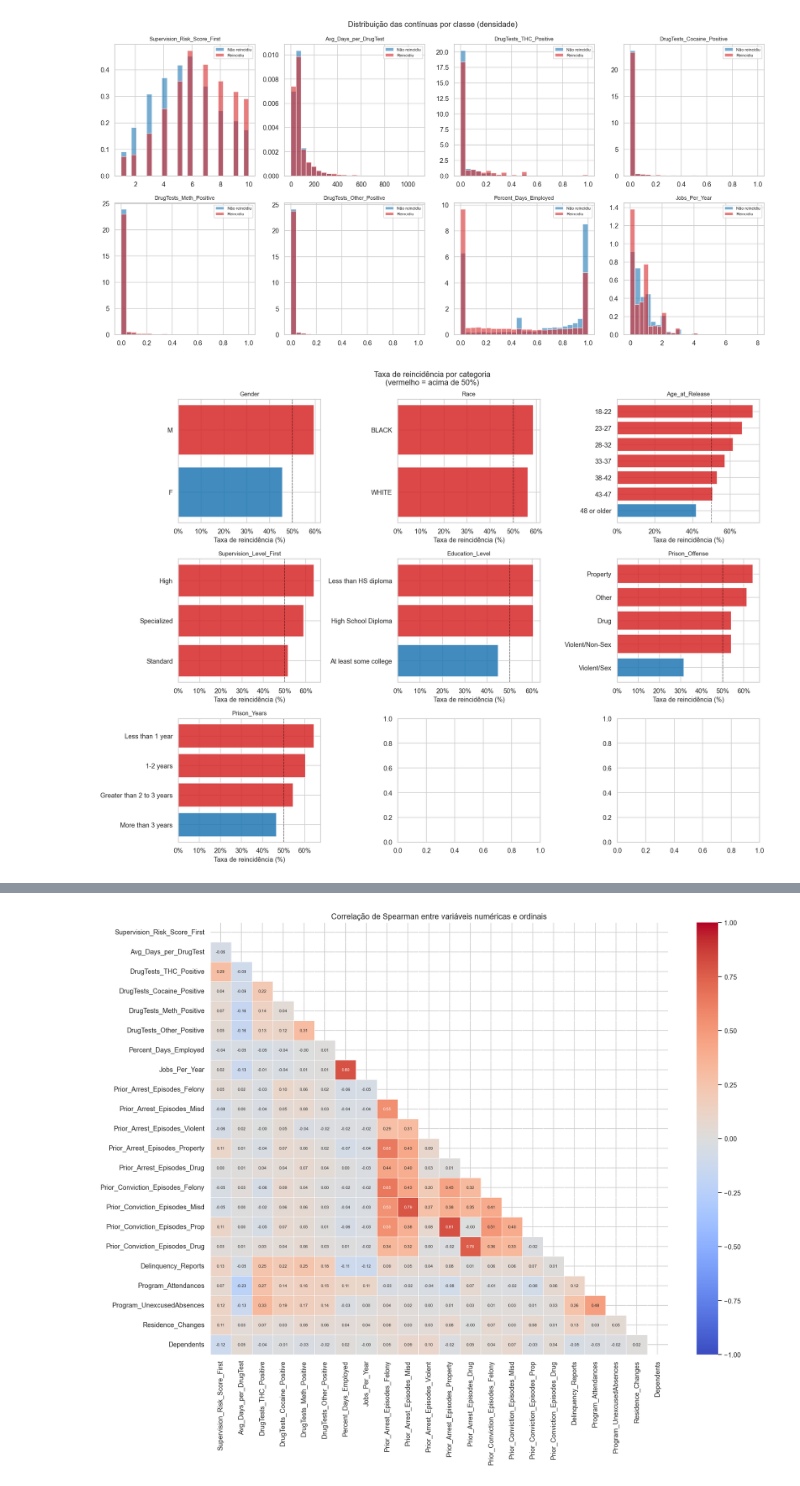
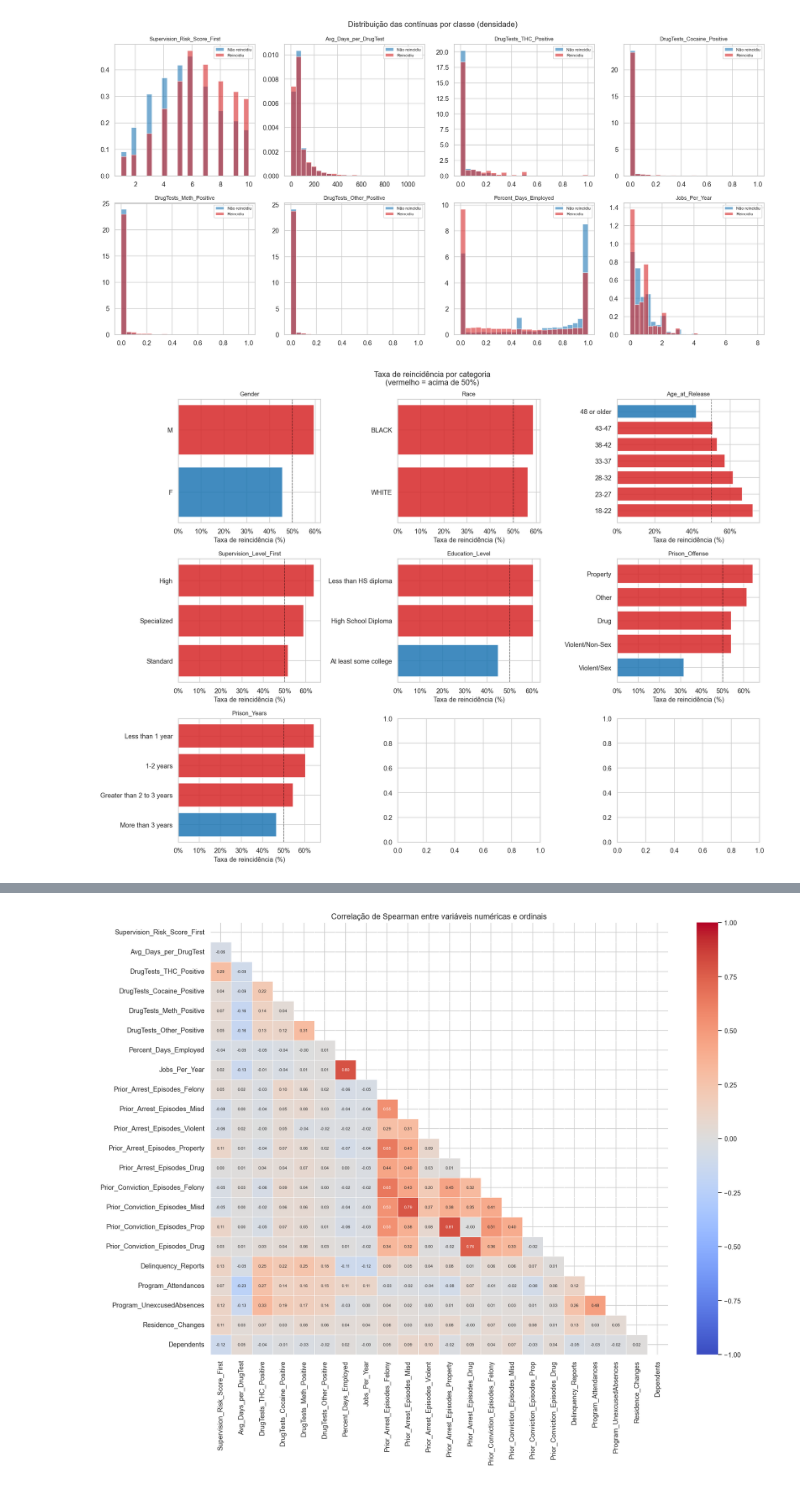
Before and after one commit to glebsonmac/datamining_master_degree_project, a Jupyter notebook: apresentacao.ipynb, the cells around one changed output, grey strips where cells are left out. Cells and saved outputs as stored; diff of their text form; code cells hidden in the pictures.

```diff
--- a/apresentacao.ipynb
+++ b/apresentacao.ipynb
@@ -555,0 +534,29 @@ plt.show()
+# %%
+ORDINAIS = list(MAPA_ORDINAIS.keys())
+
+# Mapas inversos: valor numérico -> rótulo original da string
+MAPA_ORDINAIS_INV = {col: {v: k for k, v in mapa.items()}
+                     for col, mapa in MAPA_ORDINAIS.items()}
+
+n_cols = 3
+n_rows = int(np.ceil(len(ORDINAIS) / n_cols))
+fig, axes = plt.subplots(n_rows, n_cols, figsize=(16, n_rows * 3.5))
+axes = axes.flat
+
+for ax, col in zip(axes, ORDINAIS):
+    vc_col = df[col].value_counts().sort_index()
+    inv    = MAPA_ORDINAIS_INV[col]
+    # Converter índices numéricos de volta para o rótulo original
+    rotulos = [inv.get(int(v), str(v)) for v in vc_col.index]
+    ax.bar(rotulos, vc_col.values, color='#2ca02c', edgecolor='white', alpha=0.85)
+    ax.set_title(col, fontsize=9)
+    ax.set_xlabel('Categoria')
+    ax.set_ylabel('Frequência')
+    ax.tick_params(axis='x', labelsize=8, rotation=30)
+
+for ax in list(axes)[len(ORDINAIS):]:
+    ax.set_visible(False)
+
+plt.suptitle('Distribuição das variáveis ordinais', fontsize=13)
+plt.tight_layout()
+plt.show()
@@ -627,29 +636,33 @@ Jobs_Per_Year                                   0.635                0.607
 # %%
 # Análise bivariada: nominais e binárias vs. label
 # Taxa de reincidência por categoria — variáveis nominais originais
 n_cols = 3
 n_rows = int(np.ceil(len(NOMINAIS_ORIG) / n_cols))
 fig, axes = plt.subplots(n_rows, n_cols, figsize=(16, n_rows * 4))
 axes = axes.flat
 
 for ax, col in zip(axes, NOMINAIS_ORIG):
-    taxa = (df_viz.groupby(col)[LABEL]
-            .apply(lambda s: (s == 'Reincidiu').mean() * 100)
-            .sort_values(ascending=True))
+    if col=='Age_at_Release':
+        taxa = (df_viz.groupby(col)[LABEL]
+                .apply(lambda s: (s == 'Reincidiu').mean() * 100))
+    else:
+        taxa = (df_viz.groupby(col)[LABEL]
+                .apply(lambda s: (s == 'Reincidiu').mean() * 100)
+                .sort_values(ascending=True))
     cores = ['#d62728' if v >= 50 else '#1f77b4' for v in taxa.values]
     ax.barh(taxa.index.astype(str), taxa.values, color=cores,
             edgecolor='white', alpha=0.85)
     ax.axvline(50, color='black', linestyle='--', linewidth=1, alpha=0.5)
     ax.set_xlabel('Taxa de reincidência (%)')
     ax.set_title(col, fontsize=10)
     ax.xaxis.set_major_formatter(mtick.PercentFormatter())
 
 for ax in list(axes)[len(NOMINAIS_ORIG):]:
     ax.set_visible(False)
 
 plt.suptitle('Taxa de reincidência por categoria\n(vermelho = acima de 50%)',
              fontsize=13)
 plt.tight_layout()
 plt.show()
 # %% [output]
-[figure, old version]
+[figure, new version]
```
Also changed, not shown: parts of 10 cells of this notebook.
